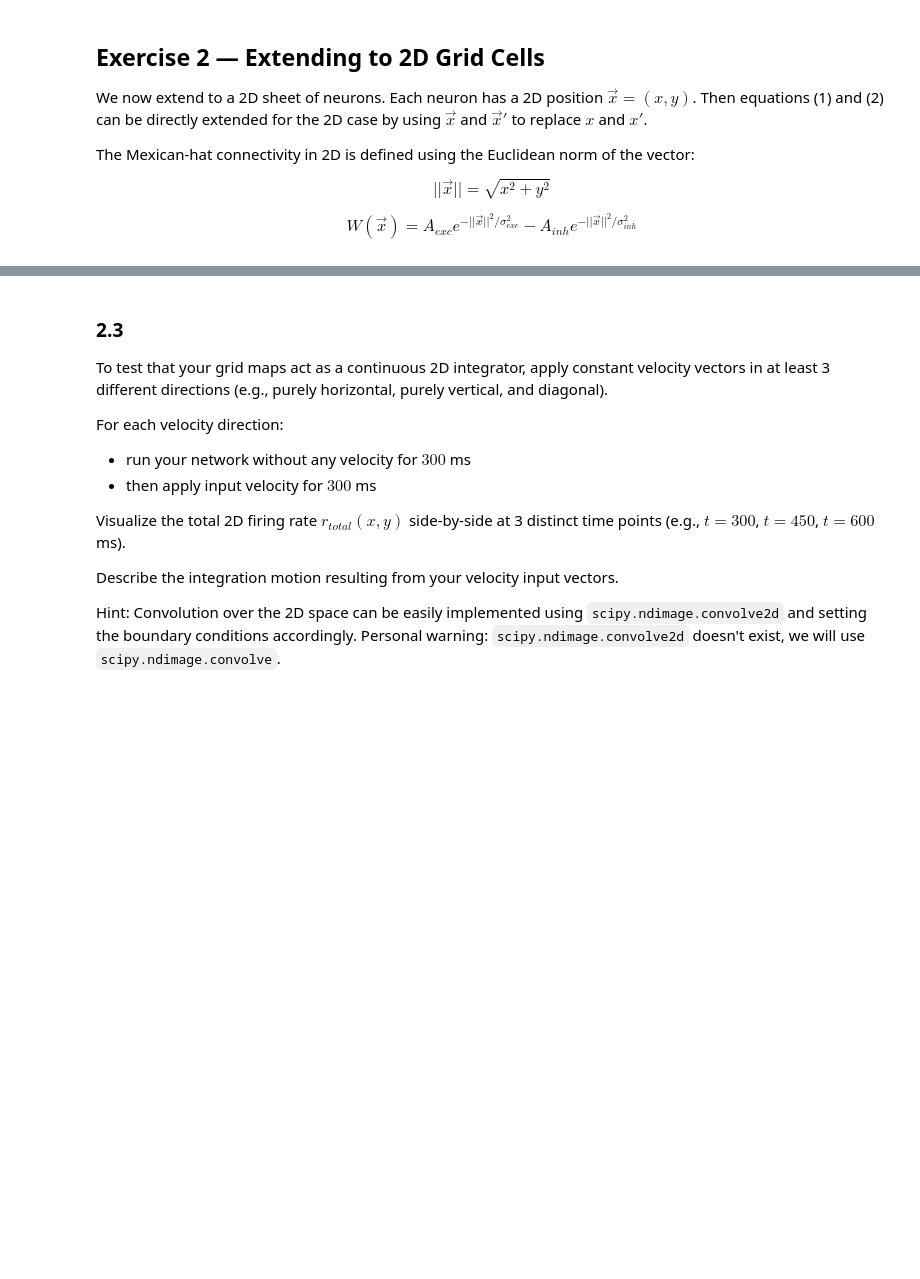
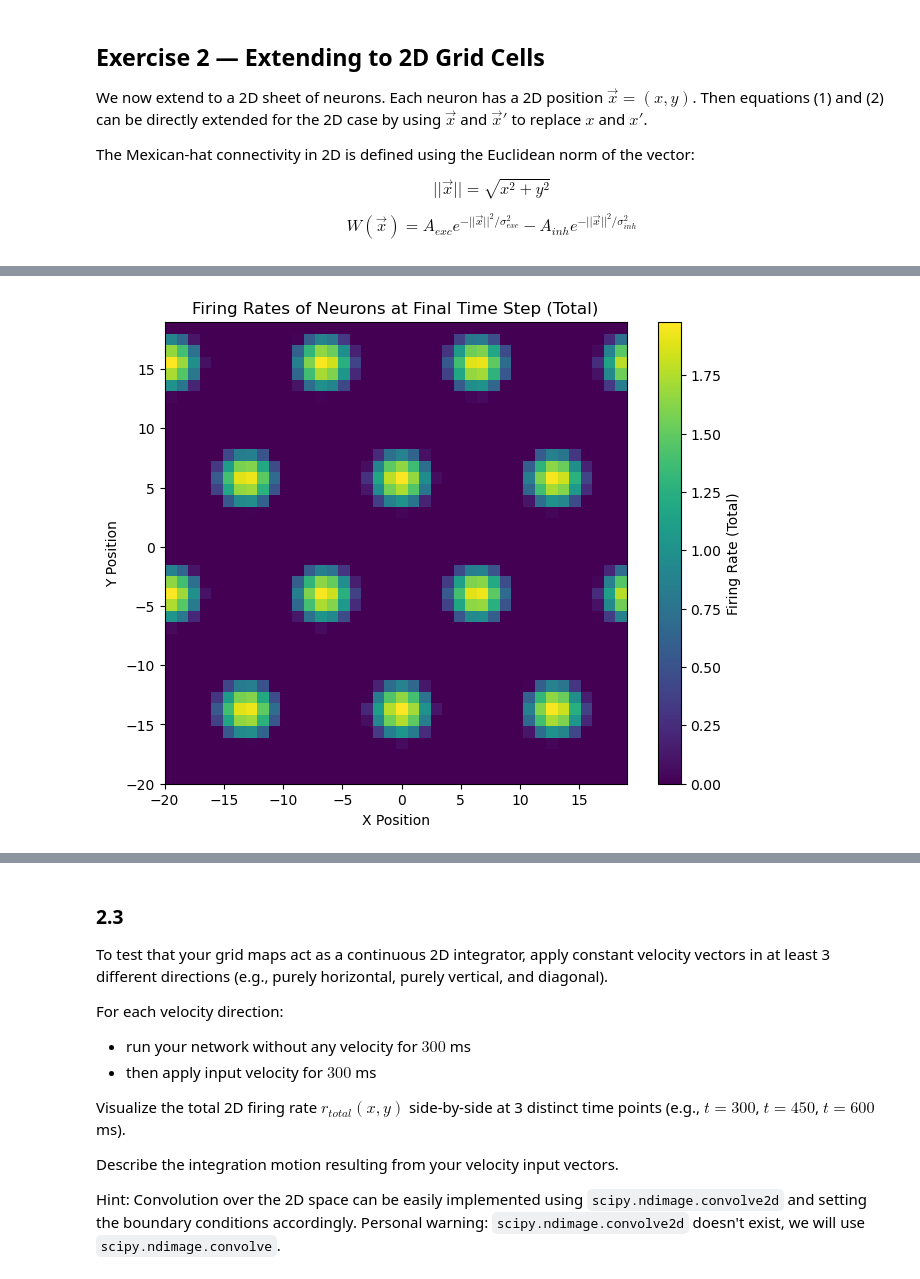
Before and after one commit to guenzi/nx465-miniproject2, a Jupyter notebook: Spatial_Navigation_using_Grid_Cells.ipynb, the cells around one changed output, grey strips where cells are left out. Cells and saved outputs as stored; diff of their text form; code cells hidden in the pictures; blank space fills up the shorter version.

```diff
--- a/Spatial_Navigation_using_Grid_Cells.ipynb
+++ b/Spatial_Navigation_using_Grid_Cells.ipynb
@@ -429,3 +514,68 @@ Use parameters:
 - $l = 1.0$
 - $\alpha = 0.1$
 - $B_0 = 1.0$
+# %%
+tau = 10.0 # ms
+dt = 1.0 # ms
+l = 1.0
+alpha = 0.1
+B0 = 1.0
+
+n_steps = 400
+
+# initial potentials
+rng = np.random.default_rng(seed=42)
+s_N = rng.uniform(0, 0.1, size=(M, M))
+s_S = rng.uniform(0, 0.1, size=(M, M))
+s_E = rng.uniform(0, 0.1, size=(M, M))
+s_W = rng.uniform(0, 0.1, size=(M, M))
+
+r_N_history = np.zeros((n_steps, M, M))
+r_S_history = np.zeros((n_steps, M, M))
+r_E_history = np.zeros((n_steps, M, M))
+r_W_history = np.zeros((n_steps, M, M))
+r_history_tot_4pop = np.zeros((n_steps, M, M))
+
+W_N = mexican_hat_2d(X, Y-l, A_exc, sigma_exc, A_inh, sigma_inh)
+W_S = mexican_hat_2d(X, Y+l, A_exc, sigma_exc, A_inh, sigma_inh)
+W_E = mexican_hat_2d(X-l, Y, A_exc, sigma_exc, A_inh, sigma_inh)
+W_W = mexican_hat_2d(X+l, Y, A_exc, sigma_exc, A_inh, sigma_inh)
+
+v_x, v_y = 0.0, 0.0
+
+for t in range(n_steps):
+
+    r_N = np.maximum(0, s_N)
+    r_S = np.maximum(0, s_S)
+    r_E = np.maximum(0, s_E)
+    r_W = np.maximum(0, s_W)
+
+    Irec = convolve(r_N, W_N, mode='wrap') + convolve(r_S, W_S, mode='wrap') + convolve(r_E, W_E, mode='wrap') + convolve(r_W, W_W, mode='wrap')
+
+    B_N = B0 * (1 + alpha * v_y)
+    B_S = B0 * (1 - alpha * v_y)
+    B_E = B0 * (1 + alpha * v_x)
+    B_W = B0 * (1 - alpha * v_x)
+
+    s_N += dt/tau * (-s_N + Irec + B_N)
+    s_S += dt/tau * (-s_S + Irec + B_S)
+    s_E += dt/tau * (-s_E + Irec + B_E)
+    s_W += dt/tau * (-s_W + Irec + B_W)
+
+    r_N_history[t] = r_N
+    r_S_history[t] = r_S
+    r_E_history[t] = r_E
+    r_W_history[t] = r_W
+
+r_history_tot_4pop = r_N_history + r_S_history + r_E_history + r_W_history
+
+# plot 2d heatmap of total firing rates
+plt.figure(figsize=(8, 6))
+plt.imshow(r_history_tot_4pop[-1], extent=[x[0], x[-1], y[0], y[-1]], origin='lower')
+plt.colorbar(label='Firing Rate (Total)')
+plt.title('Firing Rates of Neurons at Final Time Step (Total)')
+plt.xlabel('X Position')
+plt.ylabel('Y Position')
+plt.show()
+# %% [output]
+[figure, added]
```
Also changed, not shown: parts of 8 cells of this notebook.
